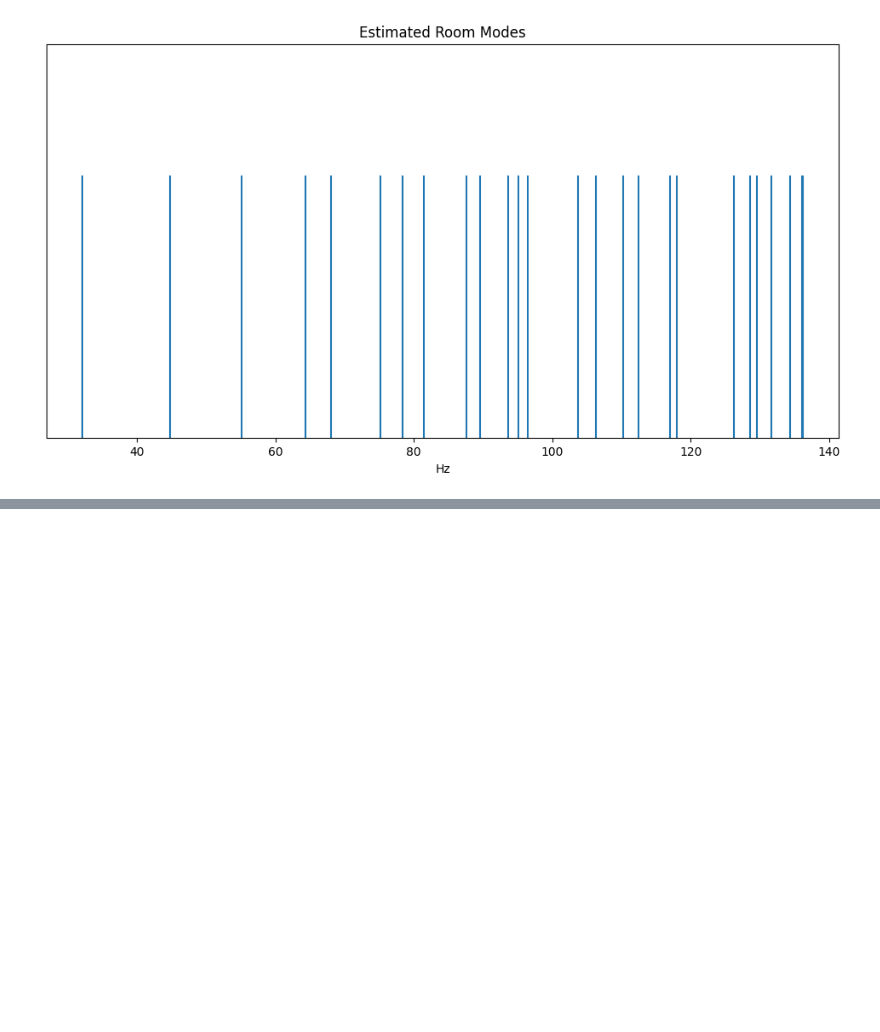
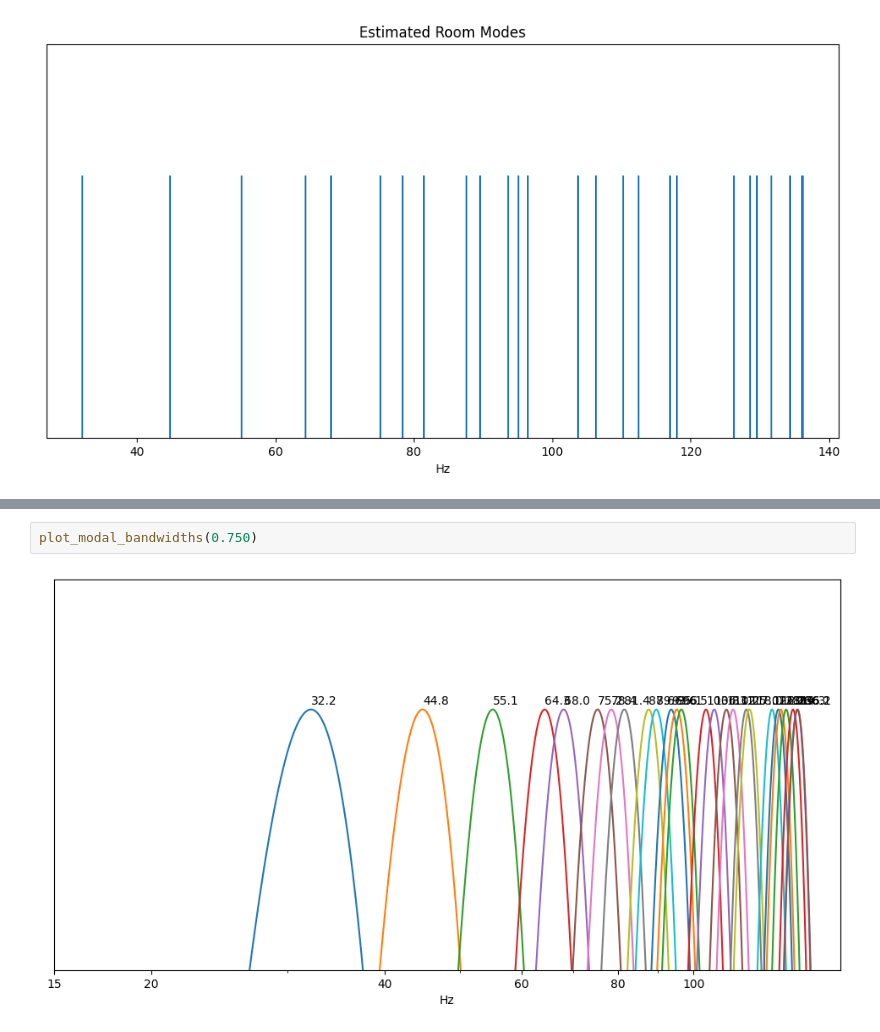
Before and after one commit to ross/acoustics, a Jupyter notebook: modal-behavior.ipynb, the cells around one changed output, grey strips where cells are left out. Drawn from its saved outputs; the diff is of its cells as text; blank space fills up the shorter version.

```diff
--- a/modal-behavior.ipynb
+++ b/modal-behavior.ipynb
@@ -158,0 +211,4 @@ None
+# %%
+plot_modal_bandwidths(0.750)
+# %% [output]
+[figure, added]
```
Also changed, not shown: parts of 8 cells of this notebook.
